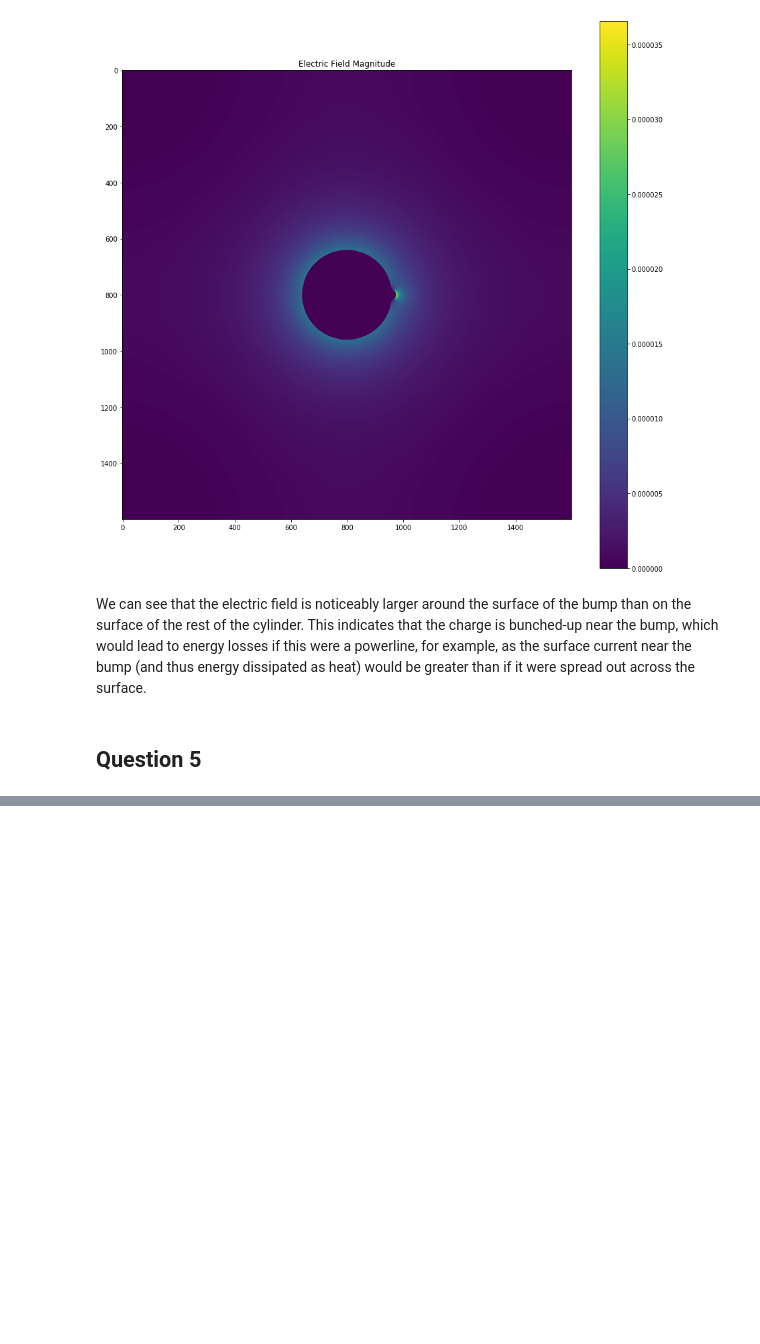
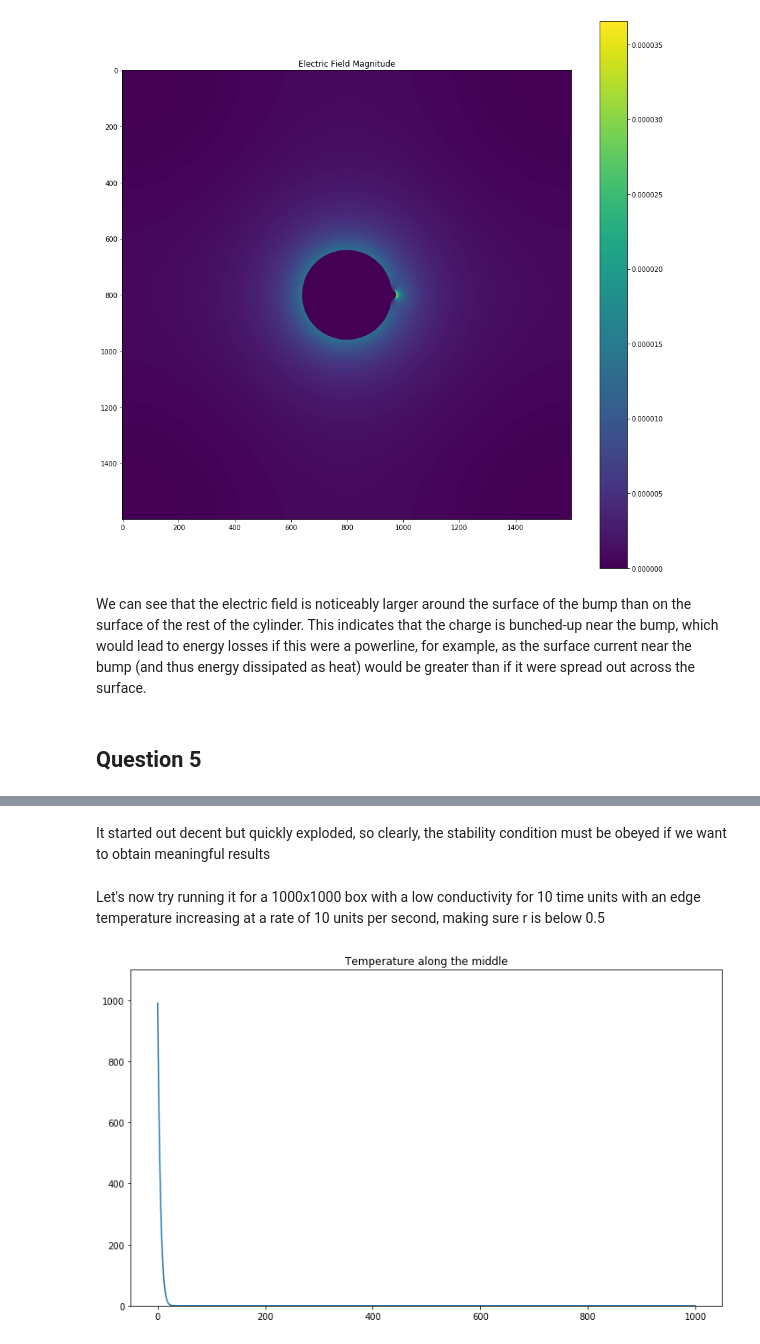
Before and after one commit to ChristianIvanov422/Phys512-Assignments, a Jupyter notebook: Assignment-5/Assignment 5.ipynb, the cells around one changed output, grey strips where cells are left out. Saved outputs shown, nothing was run; the diff lists cells and outputs as text; code cells hidden in the pictures; blank space fills up the shorter version.

```diff
--- a/Assignment-5/Assignment 5.ipynb
+++ b/Assignment-5/Assignment 5.ipynb
@@ -461,0 +516,10 @@ We can see that the electric field is noticeably larger around the surface of th
+# %% [markdown]
+It started out decent but quickly exploded, so clearly, the stability condition must be obeyed if we want to obtain meaningful results
+# %% [markdown]
+Let's now try running it for a 1000x1000 box with a low conductivity for 10 time units with an edge temperature increasing at a rate of 10 units per second, making sure r is below 0.5
+# %%
+t = time.time()
+Temp(1000,1,1,0.45,100,10)
+print('elapsed time',time.time()-t,'s')
+# %% [output]
+[figure, added]
```
Also changed, not shown: parts of 20 cells of this notebook.
